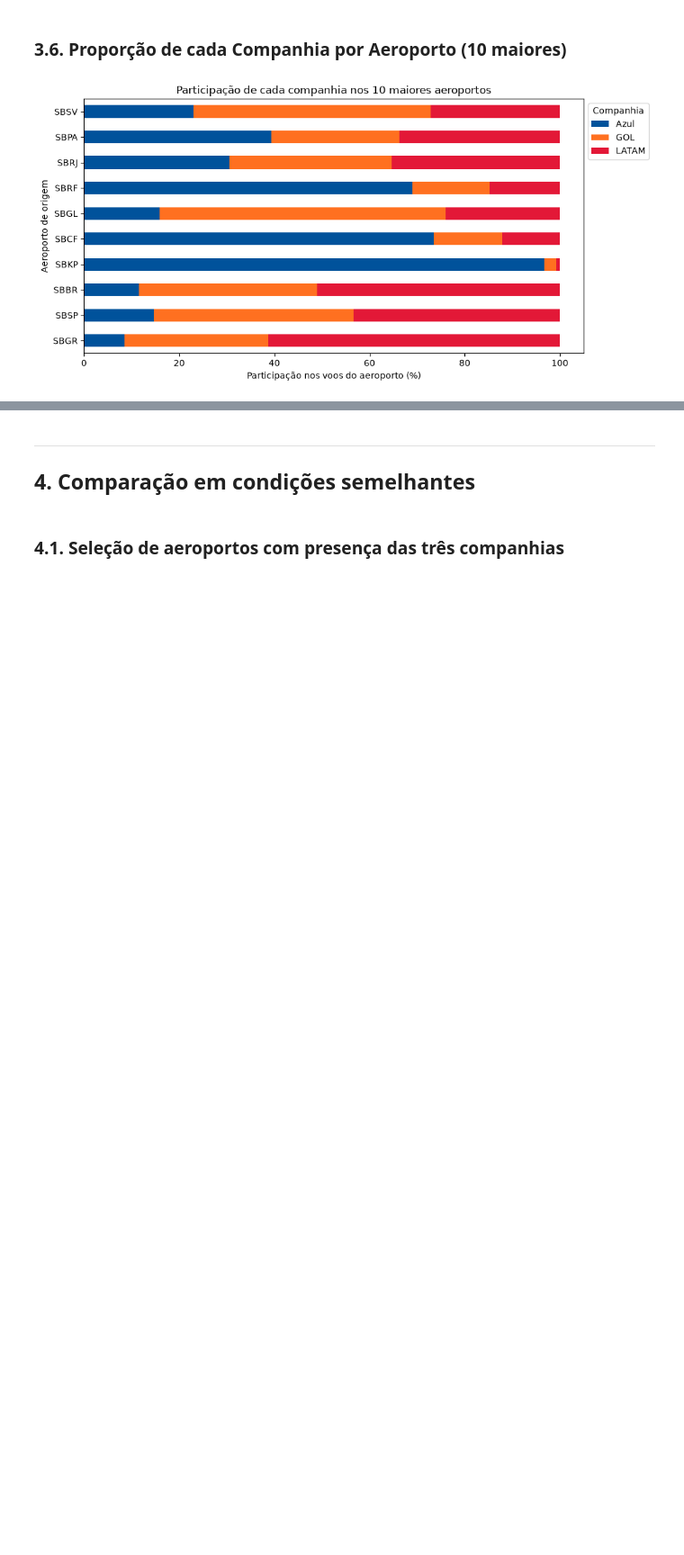
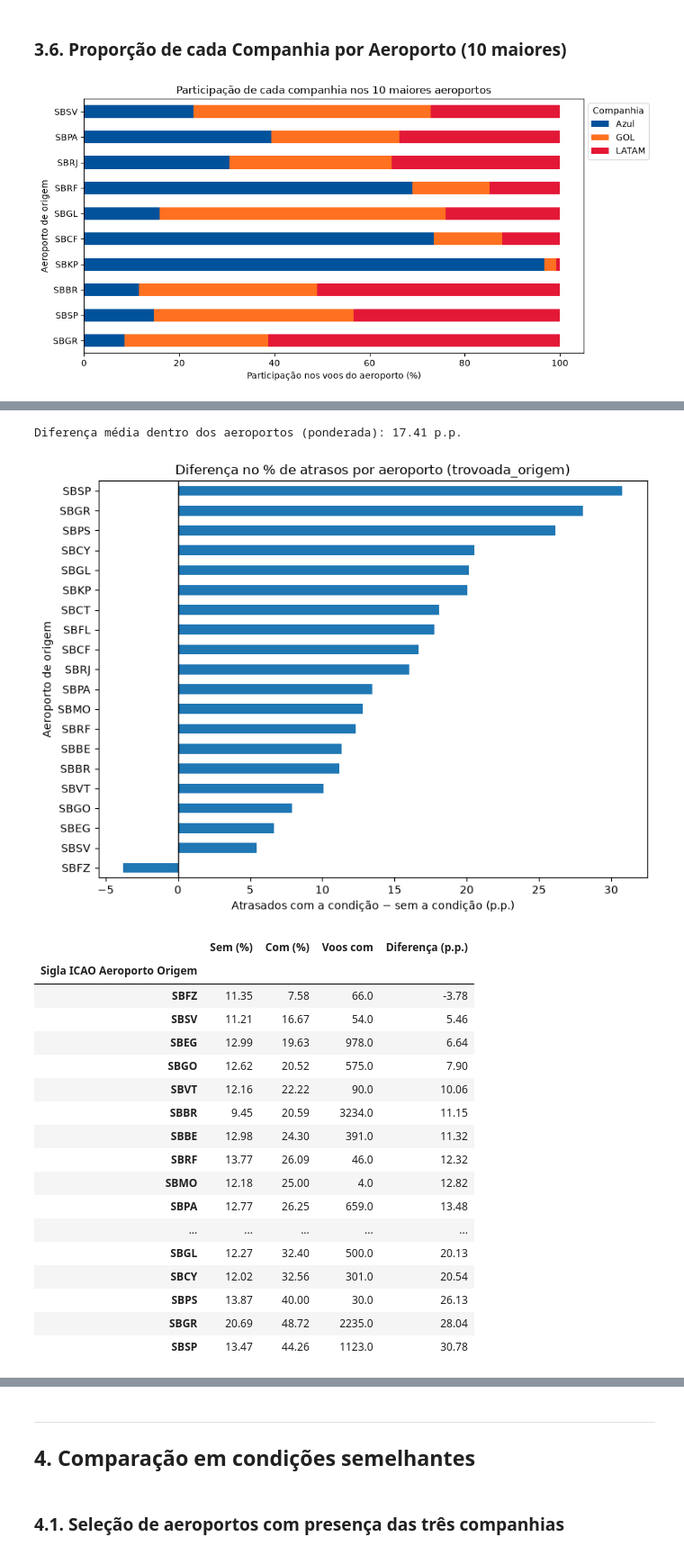
Before and after one commit to Matex0406/Projeto_2_CB, a Jupyter notebook: Projeto_2_CB.ipynb, the cells around one changed output, grey strips where cells are left out. Shown at 90% size. Drawn from its saved outputs; the diff is of its cells as text; code cells hidden in the pictures; blank space fills up the shorter version.

```diff
--- a/Projeto_2_CB.ipynb
+++ b/Projeto_2_CB.ipynb
@@ -695,0 +777,47 @@ plt.show()
+# %%
+CONDICAO = "chuva_origem"   # ou "trovoada_origem"
+
+com_boletim = df_atrasos[df_atrasos[CONDICAO].notna()]
+grupos = com_boletim.groupby(["Sigla ICAO Aeroporto Origem", CONDICAO])["atrasou_15"]
+
+dentro = pd.DataFrame({
+    "Sem (%)": grupos.mean().xs(0, level=1) * 100,
+    "Com (%)": grupos.mean().xs(1, level=1) * 100,
+    "Voos com": grupos.size().xs(1, level=1),
+}).astype(float)
+dentro["Diferença (p.p.)"] = dentro["Com (%)"] - dentro["Sem (%)"]
+dentro = dentro.sort_values("Diferença (p.p.)")
+
+media_ponderada = np.average(dentro["Diferença (p.p.)"], weights=dentro["Voos com"])
+print(f"Diferença média dentro dos aeroportos (ponderada): {media_ponderada:.2f} p.p.")
+
+ax = dentro["Diferença (p.p.)"].plot(kind="barh", figsize=(8, 6), color="#1f77b4")
+ax.axvline(0, color="black", linewidth=1)
+ax.set_xlabel("Atrasados com a condição − sem a condição (p.p.)")
+ax.set_ylabel("Aeroporto de origem")
+ax.set_title(f"Diferença no % de atrasos por aeroporto ({CONDICAO})")
+plt.tight_layout()
+plt.show()
+
+dentro.round(2)
+# %% [output]
+Diferença média dentro dos aeroportos (ponderada): 17.41 p.p.
+[figure, added]
+|  | Sem (%) | Com (%) | Voos com | Diferença (p.p.) |
+| Sigla ICAO Aeroporto Origem |  |  |  |  |
+| SBFZ | 11.35 | 7.58 | 66.0 | -3.78 |
+| SBSV | 11.21 | 16.67 | 54.0 | 5.46 |
+| SBEG | 12.99 | 19.63 | 978.0 | 6.64 |
+| SBGO | 12.62 | 20.52 | 575.0 | 7.90 |
+| SBVT | 12.16 | 22.22 | 90.0 | 10.06 |
+| SBBR | 9.45 | 20.59 | 3234.0 | 11.15 |
+| SBBE | 12.98 | 24.30 | 391.0 | 11.32 |
+| SBRF | 13.77 | 26.09 | 46.0 | 12.32 |
+| SBMO | 12.18 | 25.00 | 4.0 | 12.82 |
+| SBPA | 12.77 | 26.25 | 659.0 | 13.48 |
+| ... | ... | ... | ... | ... |
+| SBGL | 12.27 | 32.40 | 500.0 | 20.13 |
+| SBCY | 12.02 | 32.56 | 301.0 | 20.54 |
+| SBPS | 13.87 | 40.00 | 30.0 | 26.13 |
+| SBGR | 20.69 | 48.72 | 2235.0 | 28.04 |
+| SBSP | 13.47 | 44.26 | 1123.0 | 30.78 |
```
Also changed, not shown: parts of 23 cells of this notebook.
